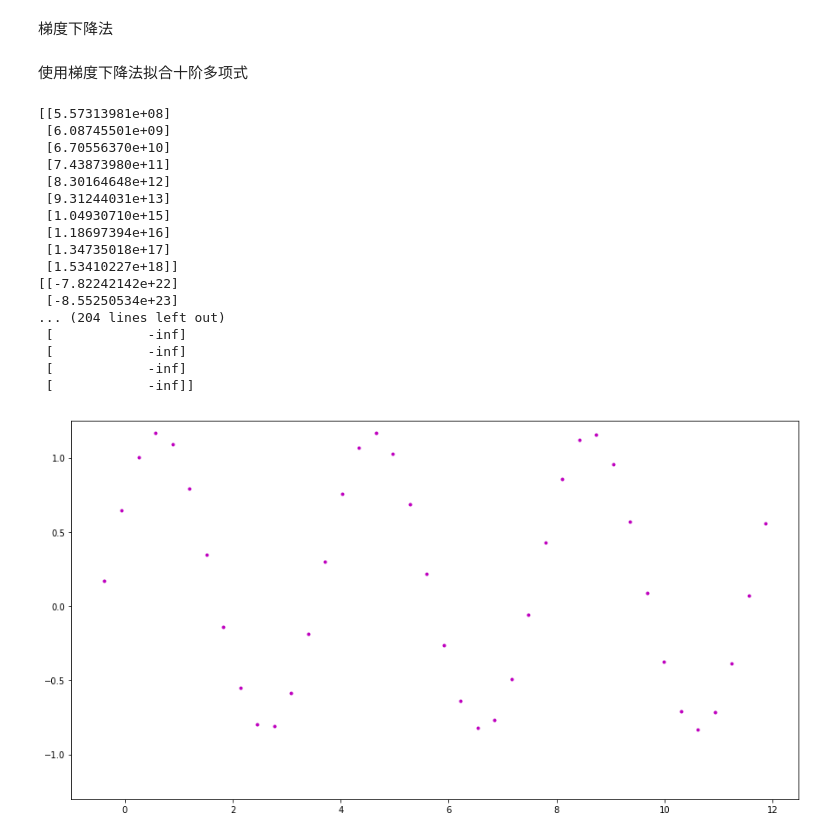
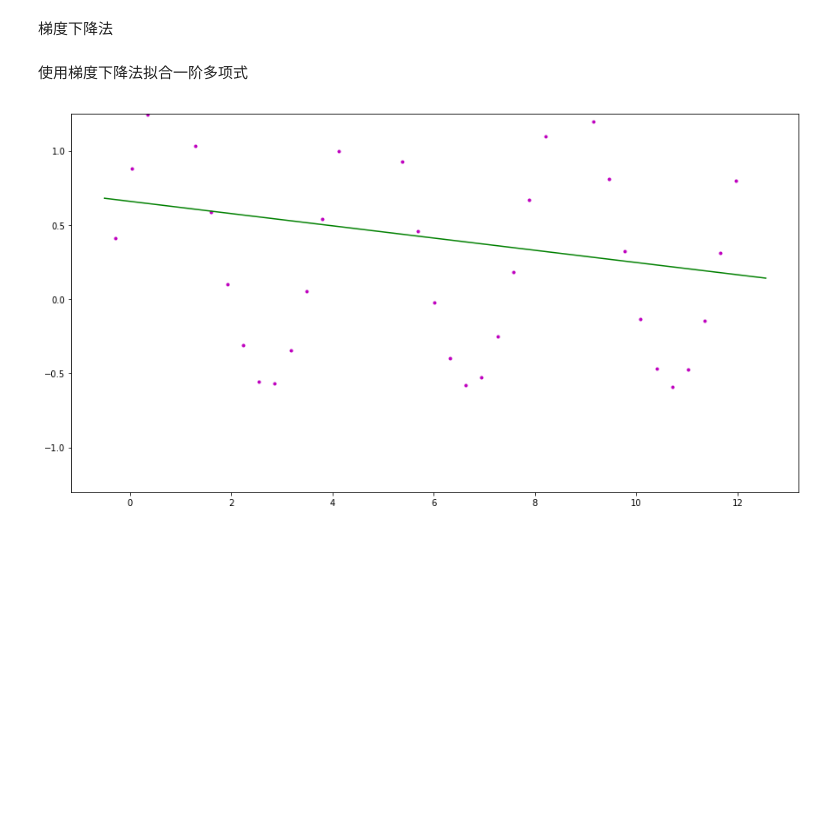
Before and after one commit to CN-GuoZiyang/machine-learning, a Jupyter notebook: ML_Lab1/ML_Lab1.ipynb, the cells around one changed output. Drawn from its saved outputs; the diff is of its cells as text; code cells hidden in the pictures; blank space fills up the shorter version.

```diff
--- a/ML_Lab1/ML_Lab1.ipynb
+++ b/ML_Lab1/ML_Lab1.ipynb
@@ -27,9 +26,12 @@ plt.show()
 mu = 0
 sigma = 0.2
 
-x = x_row + random.gauss(mu, sigma)
-y = y_row + random.gauss(mu, sigma)
+x = x_raw + random.gauss(mu, sigma)
+y = y_raw + random.gauss(mu, sigma)
 
-plt.scatter(x, y)
+x = np.transpose(np.mat(x))
+y = np.transpose(np.mat(y))
+
+plt.plot(x, y, color='m', linestyle='', marker='.')
 plt.show()
 # %% [output]
@@ -73,8 +75,6 @@ for i in range(16):
     plt.xticks(())
     plt.yticks(())
     a = least_square(x, y, i+1)
-    if i == 9:
-        print(a)
     after_x = np.arange(-0.5, 2*T, 0.01)
     after_y = func_solve(after_x, a)
     plt.ylim([-1.3, 1.25])
@@ -169,66 +164,49 @@ plt.show()
 # %%
 # number of example points
 m = len(x)
-lam = np.exp(-18)
 
 def loss_function(theta, X, y):
-    temp = np.dot(X, theta) - y
+    temp = np.dot(X, theta) - np.transpose(y)
     return (1.0 / (2 * m)) * np.dot(np.transpose(temp), temp)
 
 def gradient_function(theta, X, y):
     temp = np.dot(X, theta) - y
-    return (1.0 / m) * np.dot(np.transpose(X), temp) + lam * theta
+    return (1.0 / m) * np.dot(np.transpose(X), temp)
 # %% [markdown]
 梯度下降法
 # %%
 def gradient_decent(theta, alpha, X, y):
     # theta为初始位置（列向量）
     gradient = gradient_function(theta, X, y)
-    while np.all(np.absolute(gradient) > 1e-5):
-        print(gradient)
+    while not np.all(np.absolute(gradient) <= 1e-5):
         theta = theta - alpha * gradient
         gradient = gradient_function(theta, X, y)
     return theta
-# %% [markdown]
-使用梯度下降法拟合十阶多项式
+# %% [markdown]
+使用梯度下降法拟合一阶多项式
 # %%
-order = 9
+order = 1
 
 theta = np.ones((order + 1, 1))
-alpha = 0.0001
+alpha = 0.01
 
-X = np.ones((m, order + 1))
+X = np.zeros((m, order + 1))
 for i in range(m):
     for j in range(order + 1):
         if j == 0:
             X[i][j] = 1
         else:
             X[i][j] = X[i][j-1] * x[i]
 
-a = gradient_decent(theta, alpha, X, y.reshape(m, 1))
+res = gradient_decent(theta, alpha, X, y)
 
 after_x = np.arange(-0.5, 2*T, 0.01)
-after_y = func_solve(after_x, a)
+after_y = np.transpose(func_solve(after_x, res))
+after_x = np.transpose(np.mat(after_x))
+
 plt.ylim([-1.3, 1.25])
-plt.plot(x, y, color='m', linestyle='', marker='.')
+plt.plot(np.transpose(x), np.transpose(y), color='m', linestyle='', marker='.')
 plt.plot(after_x,after_y,color='g',linestyle='-',marker='')
 plt.show()
 # %% [output]
-[[5.57313981e+08]
- [6.08745501e+09]
- [6.70556370e+10]
- [7.43873980e+11]
- [8.30164648e+12]
- [9.31244031e+13]
- [1.04930710e+15]
- [1.18697394e+16]
- [1.34735018e+17]
- [1.53410227e+18]]
-[[-7.82242142e+22]
- [-8.55250534e+23]
-... (204 lines left out)
- [            -inf]
- [            -inf]
- [            -inf]
- [            -inf]]
-[figure, old version]
+[figure, new version]
```
Also changed, not shown: parts of 8 cells of this notebook.
